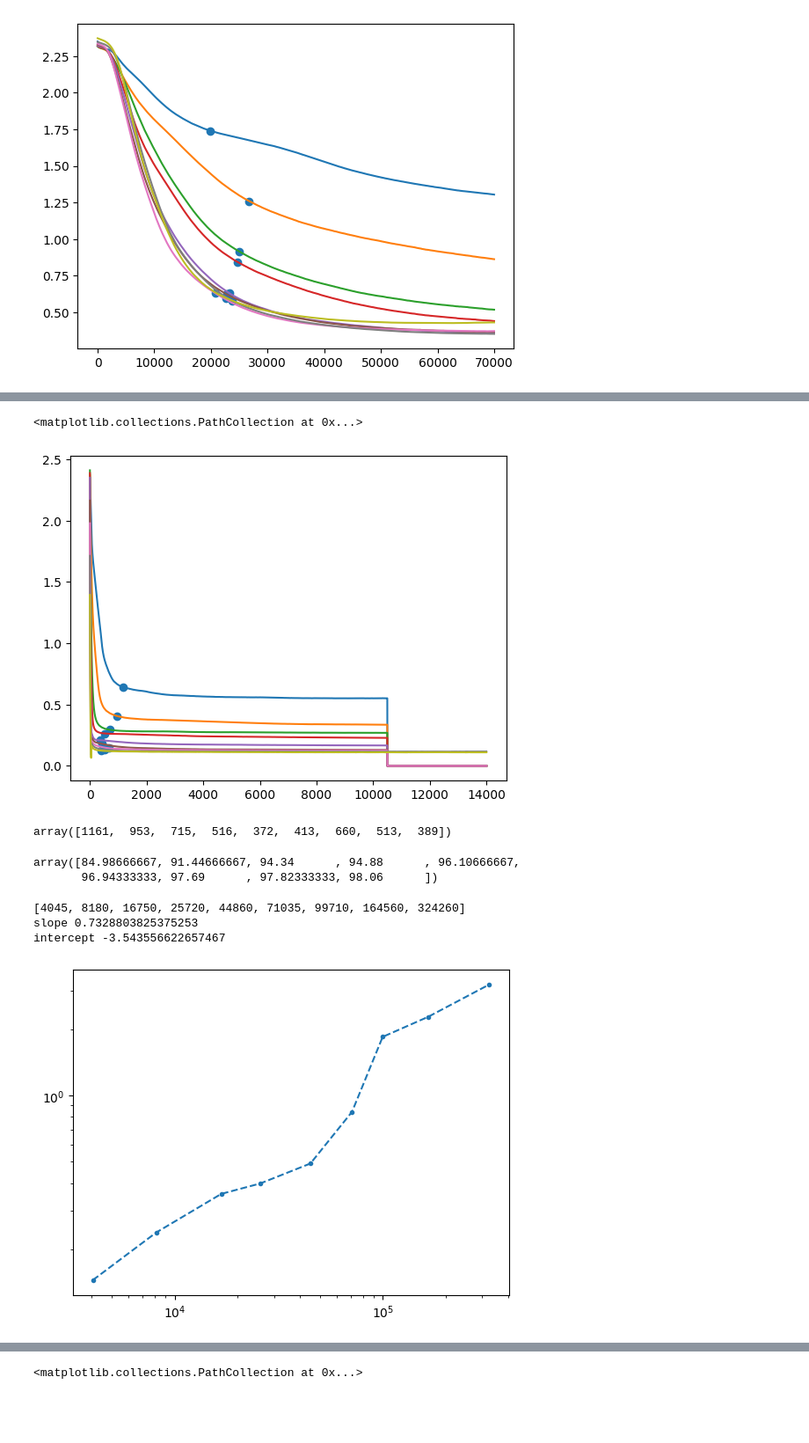
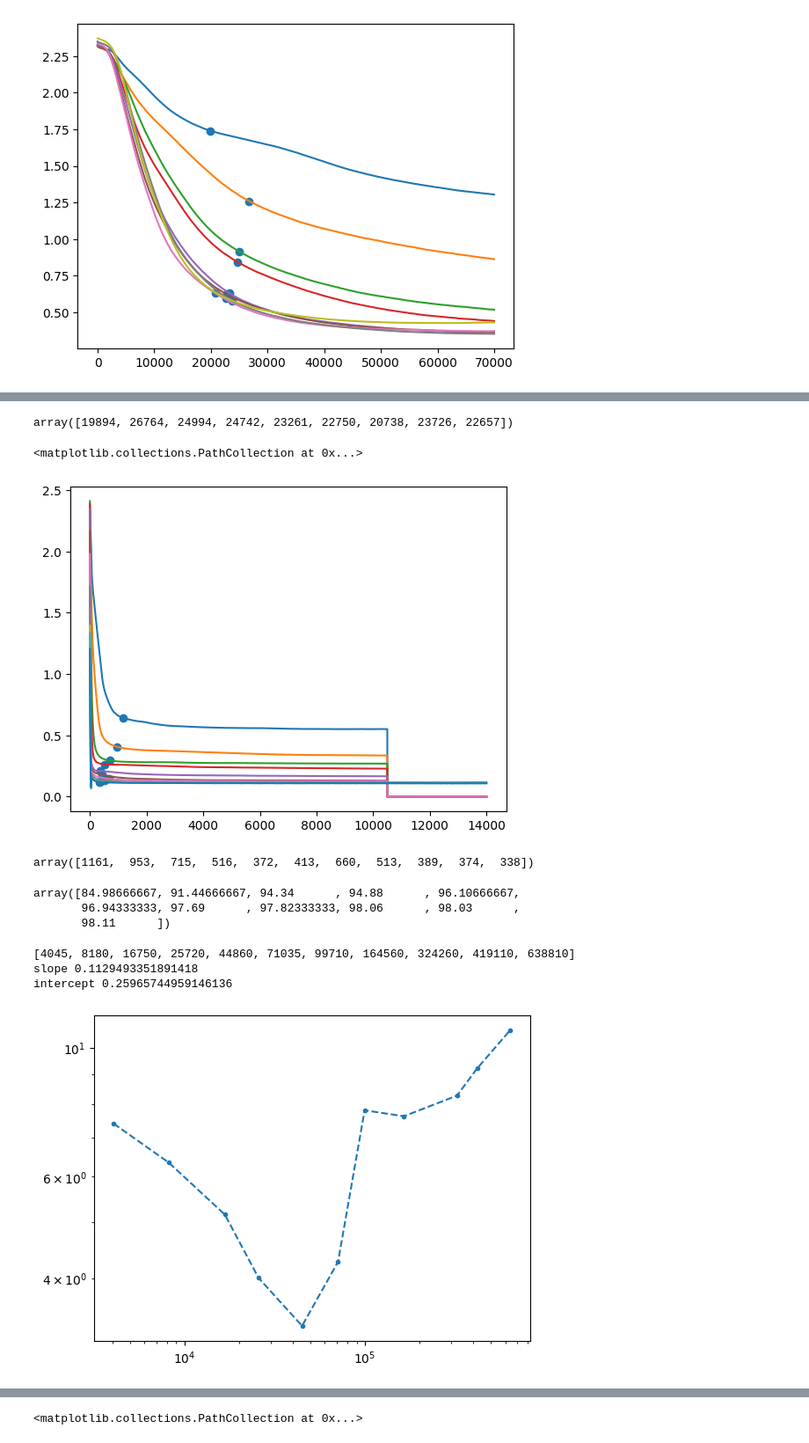
Before and after one commit to ASkalli/nonlinear_oscillator_network, a Jupyter notebook: MNIST/results/convergence_analysis.ipynb, the cells around one changed output, grey strips where cells are left out. Shown: that part at 88% size. Drawn from its saved outputs; the diff is of its cells as text; code cells hidden in the pictures; blank space fills up the shorter version.

Commit message:
Added theoretical BP mem cost computation need to study BP mem cost with batch size

```diff
--- a/MNIST/results/convergence_analysis.ipynb
+++ b/MNIST/results/convergence_analysis.ipynb
@@ -101,7 +101,7 @@ def knee_point_loglog(loss_curve):
     knee_idx = np.argmax(curvature)
     return knee_idx
 # %%
-N_neurons_vec = [5, 10, 20 ,30, 50, 75, 100, 150]
+N_neurons_vec = [5, 10, 20 ,30, 50, 75, 100,150,180]
 
 with gzip.open('paramscan_PNN_PEPG_MNIST_run1.pkl.gz', 'rb') as f:
     results1 = pickle.load(f)
@@ -146,7 +146,7 @@ plt.scatter(e_conv4,loss_vec[e_conv4])
 - it measures the distance from the normalized loss curve to a diagonal knee is reached when distance is max
 # %%
 
-N_neurons_vec = [5, 10, 20 ,30, 50, 75, 100,150]
+N_neurons_vec = [5, 10, 20 ,30, 50, 75, 100,150,180]
 
 
 test_loss_mat = np.zeros((len(N_neurons_vec),len(avg_results_PEPG[0]['test_loss'])))
@@ -315,5 +322,9 @@ intercept 0.8716517204262686
+# %%
+knee_idx_SPSA
+# %% [output]
+array([19894, 26764, 24994, 24742, 23261, 22750, 20738, 23726, 22657])
 # %%
-N_neurons_vec = [5, 10, 20 ,30, 50, 75, 100,150,250]
+N_neurons_vec = [5, 10, 20 ,30, 50, 75, 100,150,250,300,400]
 
 with gzip.open('paramscan_PNN_BP_MNIST_run1.pkl.gz', 'rb') as f:
     results_BP1 = pickle.load(f)
@@ -337,7 +348,7 @@ for i in range(len(N_neurons_vec)):          # loop over neuron settings
     avg_results_BP.append(avg_dict)
 # %%
 
-N_neurons_vec = [5, 10, 20 ,30, 50, 75, 100,150,250]
+N_neurons_vec = [5, 10, 20 ,30, 50, 75, 100,150,250,300,400]
 
 
 test_loss_mat = np.zeros((len(N_neurons_vec),len(avg_results_BP[-1]['test_loss'])))
@@ -373,41 +384,49 @@ plt.plot(test_loss_smooth_mat.T)
 plt.scatter(knee_idx_BP,loss_BP_conv)
 # %% [output]
 <matplotlib.collections.PathCollection at 0x...>
-[figure, old version]
+[figure, new version]
 # %%
 knee_idx_BP
 # %% [output]
-array([1161,  953,  715,  516,  372,  413,  660,  513,  389])
+array([1161,  953,  715,  516,  372,  413,  660,  513,  389,  374,  338])
 # %%
 acc_BP_conv
 # %% [output]
 array([84.98666667, 91.44666667, 94.34      , 94.88      , 96.10666667,
-       96.94333333, 97.69      , 97.82333333, 98.06      ])
+       96.94333333, 97.69      , 97.82333333, 98.06      , 98.03      ,
+       98.11      ])
 # %%
 N_dim_vec_BP = []
 for k in range(len(avg_results_BP)):
     N_dim = int(avg_results_BP[k]['n_params'])
     N_dim_vec_BP.append(N_dim)
 #N_dim_vec_BP = [4045, 8180, 16750, 25720, 44860, 71035, 99710, 164560, 324260]
 
 print(N_dim_vec_BP)
 # peak memory data below was measured with the following terminal command  : "scalene --html memory_profile_SPSA.py" only need to change N_dim in the .py script repeatedly
 #added tracemalloc memory profiling because scalene does not monitor such a low memory usage per epoch
 #BP_mem_perepoch = np.array([0.016,0.033,0.067, 0.1, 0.179, 0.284, 0.399,0.658 ,1.297])/2/1000
 
-BP_mem_perepoch = np.array([0.125,0.251,0.5,0.772,1.32,2.04,2.795,4.43,8.2])/1000 # cost in MB more accurate
+#BP_mem_perepoch = np.array([0.125,0.251,0.5,0.772,1.32,2.04,2.795,4.43,8.2])/1000 # cost in MB more accurate
 
 #BP_mem_perepoch = np.array([22.42,22.58,22.98,23.42,24.32,25.51,26.76,29.44,35.53])/1000 #peak total
+#BP_mem_perepoch = np.array([6.3,6.647,7.203,7.764,8.898,10.342,11.815,14.846,21.251])/2/1000 #peak total torch memory profile
+#BP_mem_perepoch = np.array([0.053, 0.1, 0.199, 0.302, 0.522, 0.822, 1.152, 1.896, 3.728])/2/1000 #peak total theory batch = 1
 
+#BP_mem_perepoch = np.array([0.053, 0.131, 0.180, 0.32, 0.522, 0.786, 0.92, 1.57, 2.9])/2/1000 #peak total numpy class
+
+BP_mem_perepoch = np.array([6.371, 6.647, 7.203, 7.764, 8.898, 10.342, 11.815, 14.846, 21.251, 24.625, 31.717])/1000 #peak total theory batch = 1000 torch cuda
+
+#BP_mem_perepoch = np.array([22.4,22.7,23.34,23.98,25.28,26.96,28.72,32.4,40.48,45.45,54.28])/1000 #peak  batch = 1000 torch cuda
 
 BP_cost_to_conv = BP_mem_perepoch * knee_idx_BP
 plt.loglog(N_dim_vec_BP,BP_cost_to_conv,'--.')
 
 a_BP, b_BP = np.polyfit(np.log10(N_dim_vec_BP), np.log10(BP_cost_to_conv), 1)  # linear fit
 print(f'slope {a_BP}')
 print(f'intercept {b_BP}')
 # %% [output]
-[4045, 8180, 16750, 25720, 44860, 71035, 99710, 164560, 324260]
-slope 0.7328803825375253
-intercept -3.543556622657467
+[4045, 8180, 16750, 25720, 44860, 71035, 99710, 164560, 324260, 419110, 638810]
+slope 0.1129493351891418
+intercept 0.25965744959146136
-[figure, old version]
+[figure, new version]
```
Also changed, not shown: parts of 12 cells of this notebook, 27 other files.
